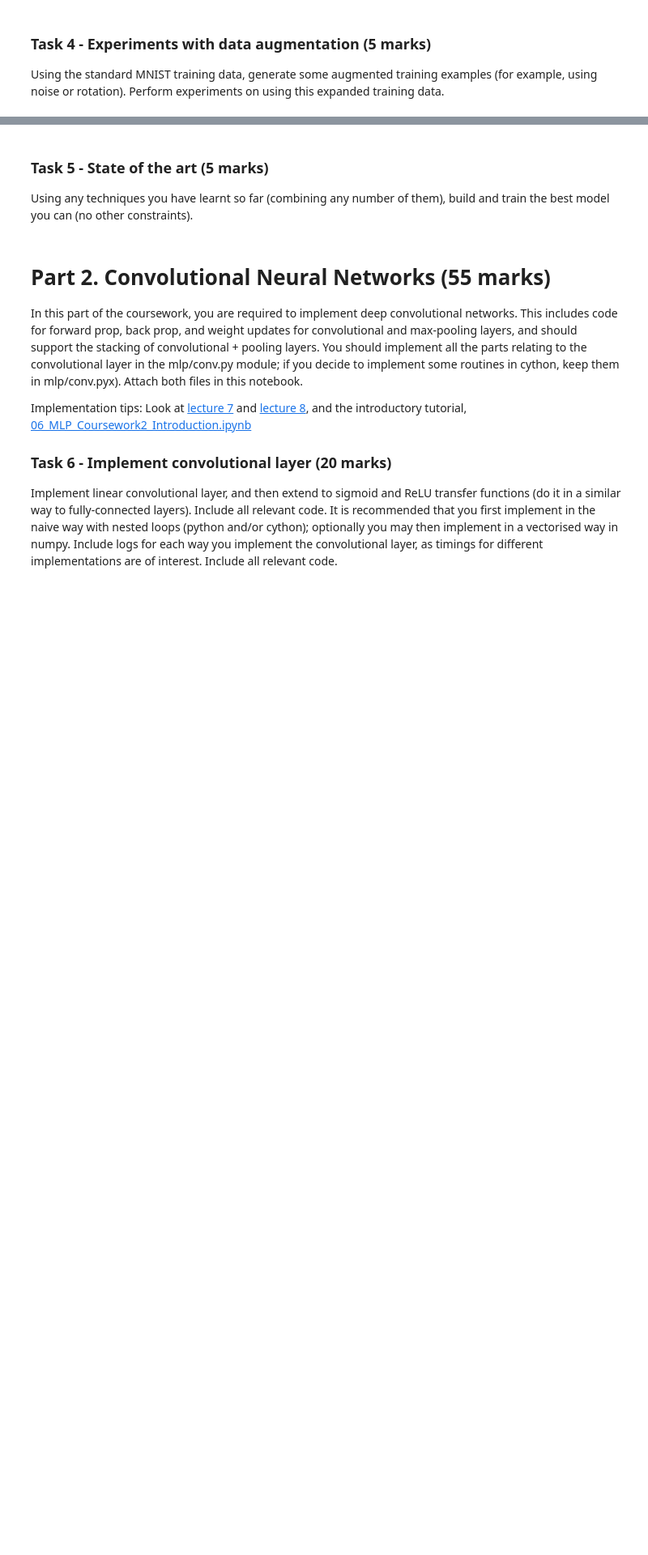
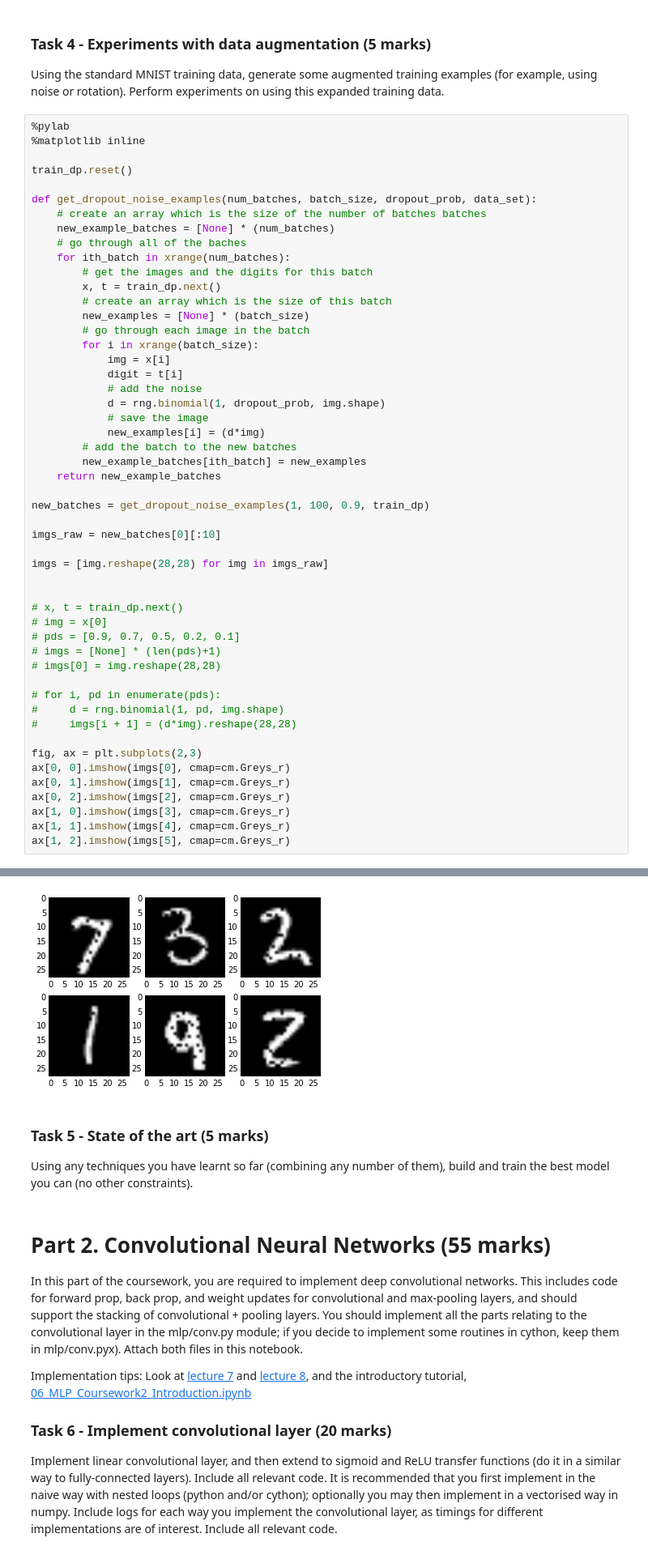
Before and after one commit to SamDavies/Convolutional-Neural-Network, a Jupyter notebook: 07_MLP_Coursework2.ipynb, the cells around one changed output, grey strips where cells are left out. Shown at 81% size. Saved outputs shown, nothing was run; the diff lists cells and outputs as text; blank space fills up the shorter version.

Commit message:
Add dropout noise

```diff
--- a/07_MLP_Coursework2.ipynb
+++ b/07_MLP_Coursework2.ipynb
@@ -348,3 +368,55 @@ Implementation tip: You could add the corresponding methods to `optimiser`, name
 ### Task 4 - Experiments with data augmentation (5 marks)
 
 Using the standard MNIST training data, generate some augmented training examples (for example, using noise or rotation). Perform experiments on using this expanded training data.
+# %%
+%pylab
+%matplotlib inline
+
+train_dp.reset()
+
+def get_dropout_noise_examples(num_batches, batch_size, dropout_prob, data_set):
+    # create an array which is the size of the number of batches batches
+    new_example_batches = [None] * (num_batches)
+    # go through all of the baches
+    for ith_batch in xrange(num_batches):
+        # get the images and the digits for this batch
+        x, t = train_dp.next()
+        # create an array which is the size of this batch
+        new_examples = [None] * (batch_size)
+        # go through each image in the batch
+        for i in xrange(batch_size):
+            img = x[i]
+            digit = t[i]
+            # add the noise
+            d = rng.binomial(1, dropout_prob, img.shape)
+            # save the image
+            new_examples[i] = (d*img)
+        # add the batch to the new batches
+        new_example_batches[ith_batch] = new_examples
+    return new_example_batches
+
+new_batches = get_dropout_noise_examples(1, 100, 0.9, train_dp)
+
+imgs_raw = new_batches[0][:10]
+
+imgs = [img.reshape(28,28) for img in imgs_raw]
+
+
+# x, t = train_dp.next()
+# img = x[0]
+# pds = [0.9, 0.7, 0.5, 0.2, 0.1]
+# imgs = [None] * (len(pds)+1)
+# imgs[0] = img.reshape(28,28)
+
+# for i, pd in enumerate(pds):
+#     d = rng.binomial(1, pd, img.shape)
+#     imgs[i + 1] = (d*img).reshape(28,28)
+
+fig, ax = plt.subplots(2,3)
+ax[0, 0].imshow(imgs[0], cmap=cm.Greys_r)
+ax[0, 1].imshow(imgs[1], cmap=cm.Greys_r)
+ax[0, 2].imshow(imgs[2], cmap=cm.Greys_r)
+ax[1, 0].imshow(imgs[3], cmap=cm.Greys_r)
+ax[1, 1].imshow(imgs[4], cmap=cm.Greys_r)
+ax[1, 2].imshow(imgs[5], cmap=cm.Greys_r)
+# %% [output]
@@ -351,3 +426,4 @@ Using the standard MNIST training data, generate some augmented training example
+[figure, added]
 # %% [markdown]
 ### Task 5 - State of the art (5 marks)
 
```
Also changed, not shown: parts of 11 cells of this notebook.
